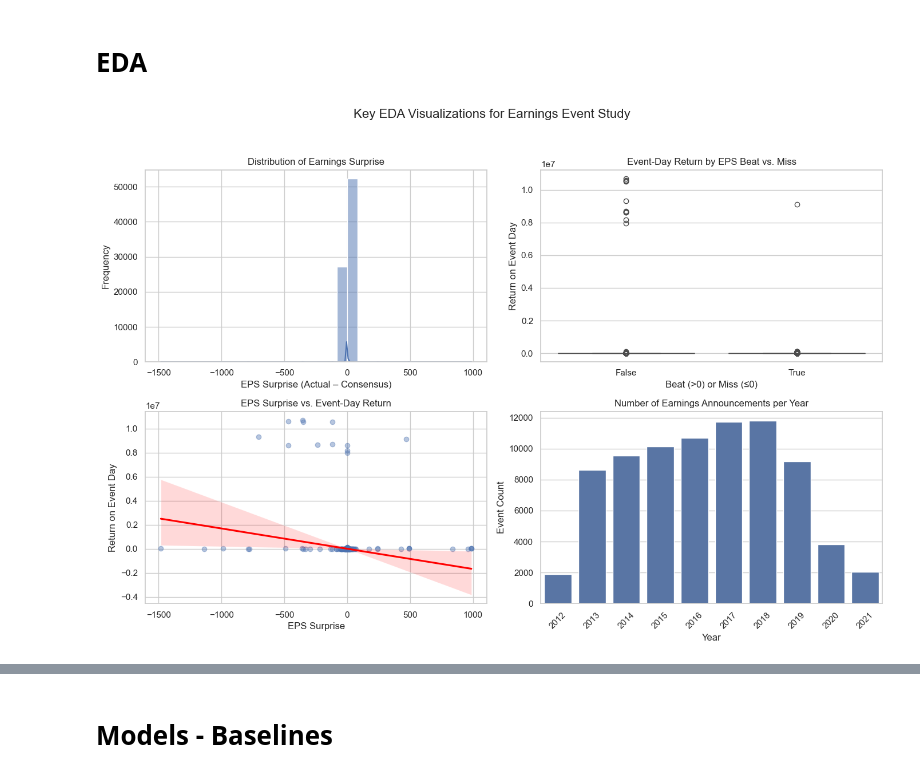
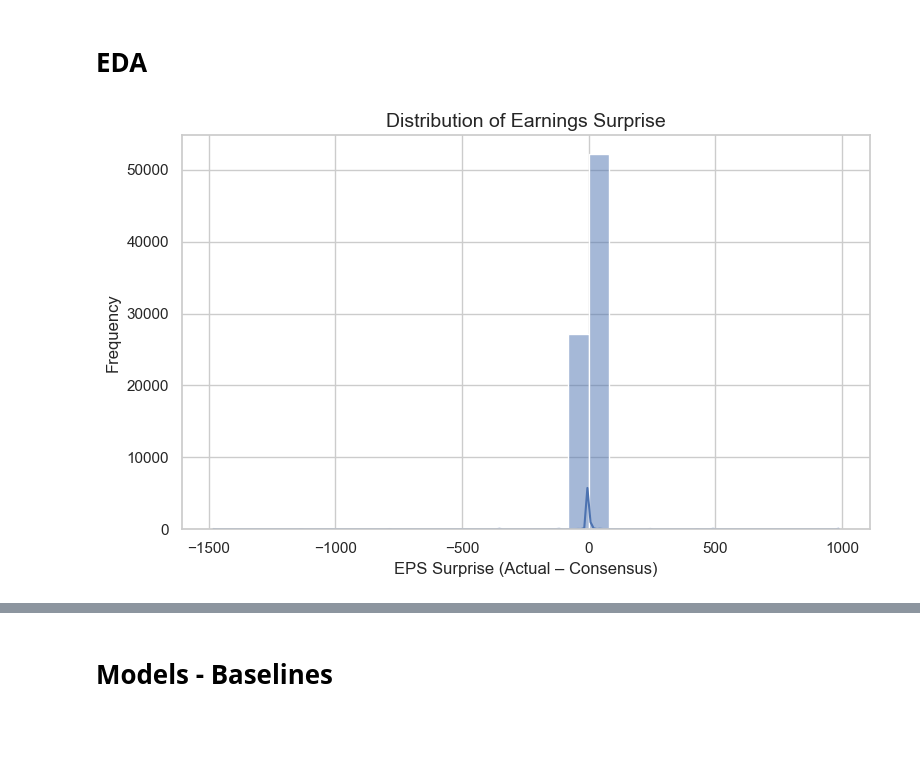
Before and after one commit to edfan1/CIS5450FinalProject, a Jupyter notebook: Notebook.ipynb, the cells around one changed output, grey strips where cells are left out. Drawn from its saved outputs; the diff is of its cells as text; code cells hidden in the pictures; blank space fills up the shorter version.

Commit message:
Seperate graphs into their own cells

```diff
--- a/Notebook.ipynb
+++ b/Notebook.ipynb
@@ -110,38 +110,14 @@ df['year'] = df['earnings_date'].dt.year
 # %%
 # Set Seaborn style
 sns.set(style="whitegrid")
 
-# Create a 2x2 subplot grid
-fig, axes = plt.subplots(2, 2, figsize=(14, 10))
-fig.suptitle("Key EDA Visualizations for Earnings Event Study", fontsize=16)
-
 # 1. Distribution of Earnings Surprise
-sns.histplot(data=df, x='surprise', bins=30, kde=True, ax=axes[0, 0])
-axes[0, 0].set_title("Distribution of Earnings Surprise")
-axes[0, 0].set_xlabel("EPS Surprise (Actual – Consensus)")
-axes[0, 0].set_ylabel("Frequency")
-
-# 2. Boxplot: Event-Day Return by Beat vs. Miss
-sns.boxplot(data=df, x='beat', y='return', ax=axes[0, 1])
-axes[0, 1].set_title("Event-Day Return by EPS Beat vs. Miss")
-axes[0, 1].set_xlabel("Beat (>0) or Miss (≤0)")
-axes[0, 1].set_ylabel("Return on Event Day")
-
-# 3. Scatter with Regression: Surprise vs. Event-Day Return
-sns.regplot(data=df, x='surprise', y='return', scatter_kws={'alpha':0.4}, line_kws={'color':'red'}, ax=axes[1, 0])
-axes[1, 0].set_title("EPS Surprise vs. Event-Day Return")
-axes[1, 0].set_xlabel("EPS Surprise")
-axes[1, 0].set_ylabel("Return on Event Day")
-
-# 4. Count of Earnings Events per Year
-sns.countplot(data=df, x='year', ax=axes[1, 1])
-axes[1, 1].set_title("Number of Earnings Announcements per Year")
-axes[1, 1].set_xlabel("Year")
-axes[1, 1].set_ylabel("Event Count")
-for label in axes[1, 1].get_xticklabels():
-    label.set_rotation(45)
-
-plt.tight_layout(rect=[0, 0.03, 1, 0.95])
+plt.figure(figsize=(8, 5))
+sns.histplot(data=df, x='surprise', bins=30, kde=True)
+plt.title("Distribution of Earnings Surprise", fontsize=14)
+plt.xlabel("EPS Surprise (Actual – Consensus)")
+plt.ylabel("Frequency")
+plt.tight_layout()
 plt.show()
 # %% [output]
-[figure, old version]
+[figure, new version]
```
Also changed, not shown: parts of 3 cells of this notebook.
